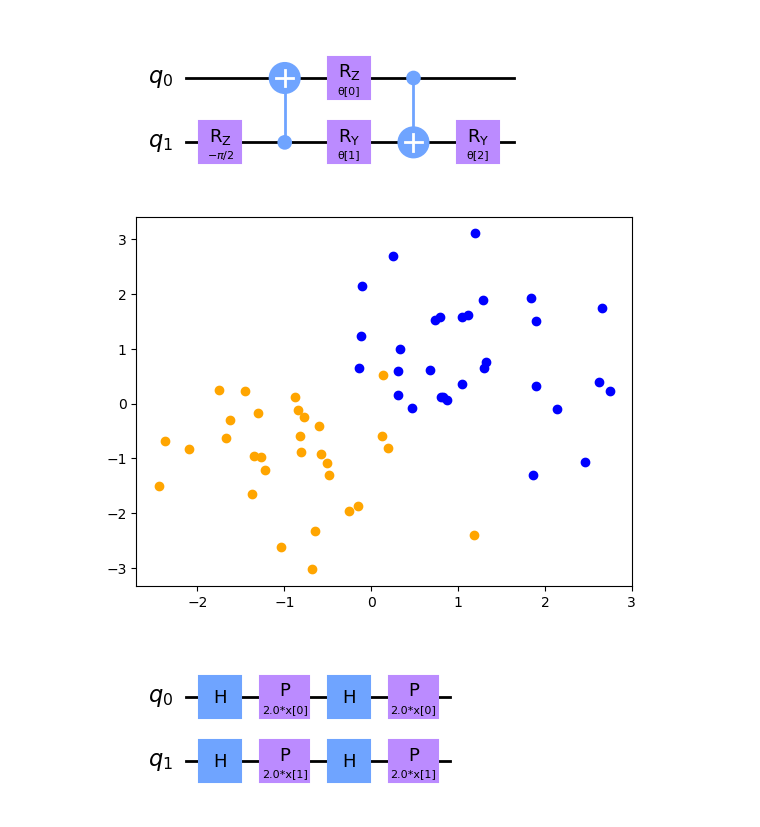
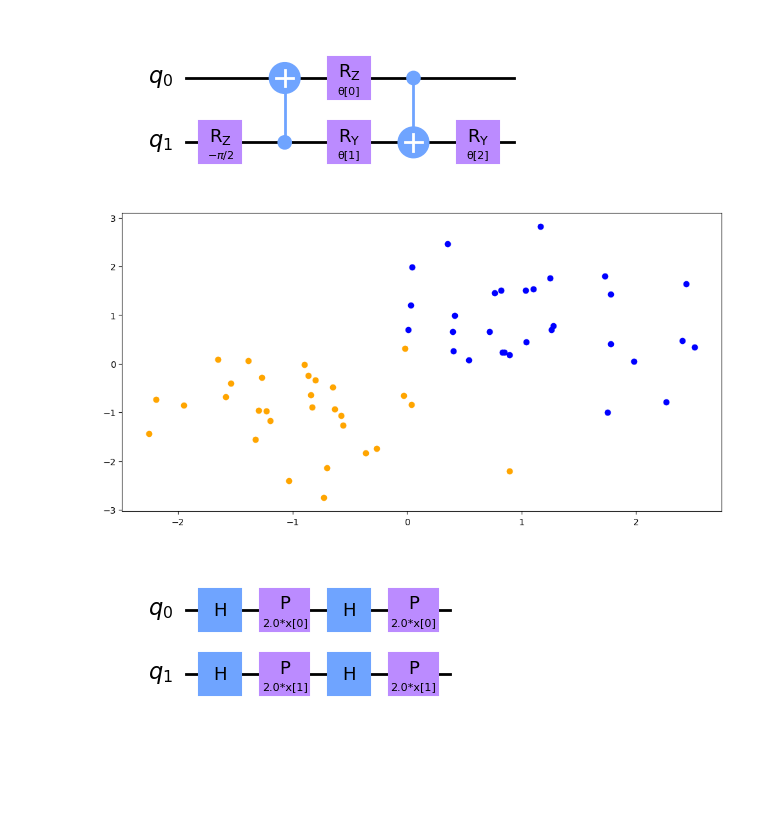
Before and after one commit to benjaminhagan/VIP_QML, a Jupyter notebook: QML_Architecture.ipynb, the cells around one changed output. Drawn from its saved outputs; the diff is of its cells as text; code cells hidden in the pictures; blank space fills up the shorter version.

```diff
--- a/QML_Architecture.ipynb
+++ b/QML_Architecture.ipynb
@@ -49,18 +55,21 @@ os.environ["KMP_DUPLICATE_LIB_OK"]="TRUE"
 # %%
 #Generates training data for classifier
 #This is just to get a proof of concept. Eventually we can use the financial data
 sample_size = 30
 np.random.seed(1)
-group0 = np.random.multivariate_normal([1,1], [[1, 0], [0, 1]], sample_size)
-group1 = np.random.multivariate_normal([-1,-1], [[1, 0], [0, 1]], sample_size)
+group0 = np.random.multivariate_normal([1,1], [[.75, 0], [0, .75]], sample_size)
+group1 = np.random.multivariate_normal([-1,-1], [[.75, 0], [0, .75]], sample_size)
 plt.scatter(group0[:,0], group0[:,1], color='blue')
 plt.scatter(group1[:,0], group1[:,1], color='orange')
 plt.show
 
 data = np.concatenate((group0, group1))
+#Implemented the idea of a normalization constant since the feature map uses phase encoding and results in forced
+#repeating patterns if not normalized
+norm_const = 2*np.max(np.absolute(data))
 labels = np.concatenate((np.ones(sample_size), np.zeros(sample_size)-1))
 # %% [output]
-[figure, old version]
+[figure, new version]
 # %%
 #Qiskits default circuit for encoding data
 from qiskit.circuit.library import ZFeatureMap
```
Also changed, not shown: parts of 5 cells of this notebook.
